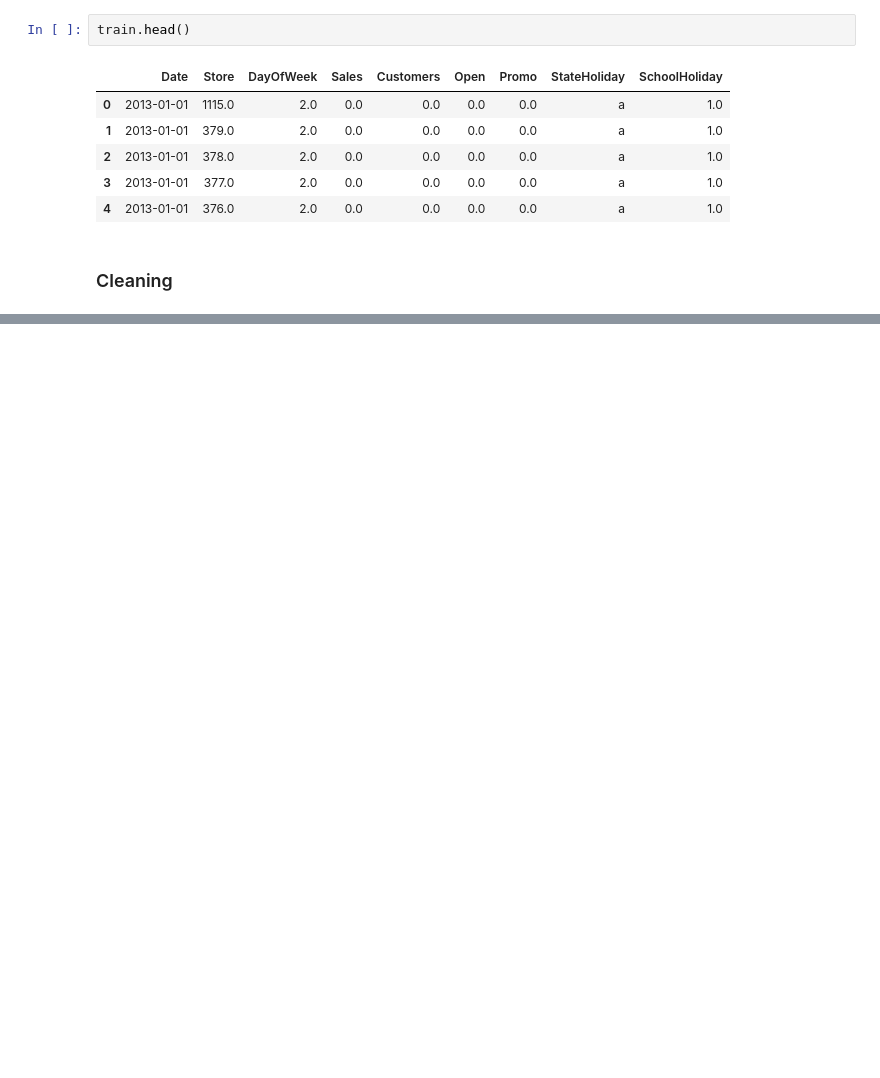
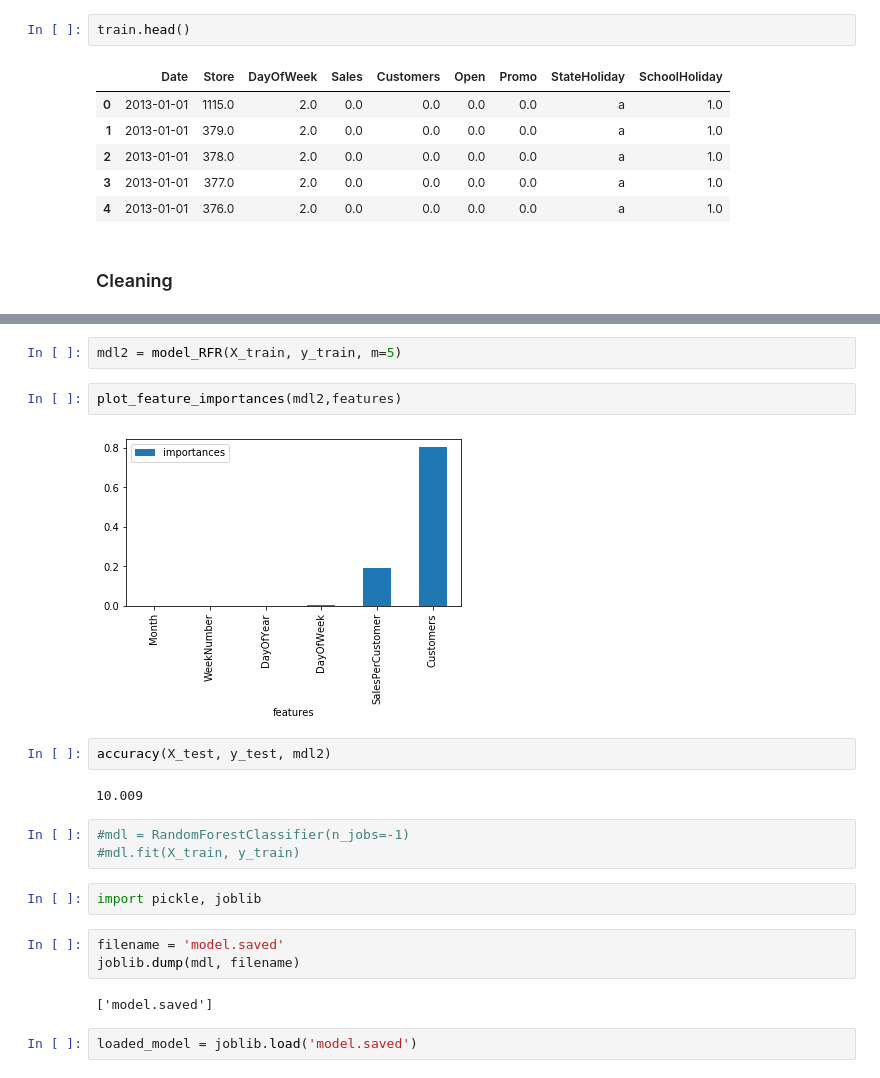
Before and after one commit to L-theorist/minicomp-rossman, a Jupyter notebook: Rossman.ipynb, the cells around one changed output, grey strips where cells are left out. Drawn from its saved outputs; the diff is of its cells as text; blank space fills up the shorter version.

```diff
--- a/Rossman.ipynb
+++ b/Rossman.ipynb
@@ -76,0 +132,22 @@ dtype: object
+# %%
+mdl2 = model_RFR(X_train, y_train, m=5)
+# %%
+plot_feature_importances(mdl2,features)
+# %% [output]
+[figure, added]
+# %%
+accuracy(X_test, y_test, mdl2)
+# %% [output]
+10.009
+# %%
+#mdl = RandomForestClassifier(n_jobs=-1)
+#mdl.fit(X_train, y_train)
+# %%
+import pickle, joblib
+# %%
+filename = 'model.saved'
+joblib.dump(mdl, filename)
+# %% [output]
+['model.saved']
+# %%
+loaded_model = joblib.load('model.saved')
```
Also changed, not shown: parts of 35 cells of this notebook.
